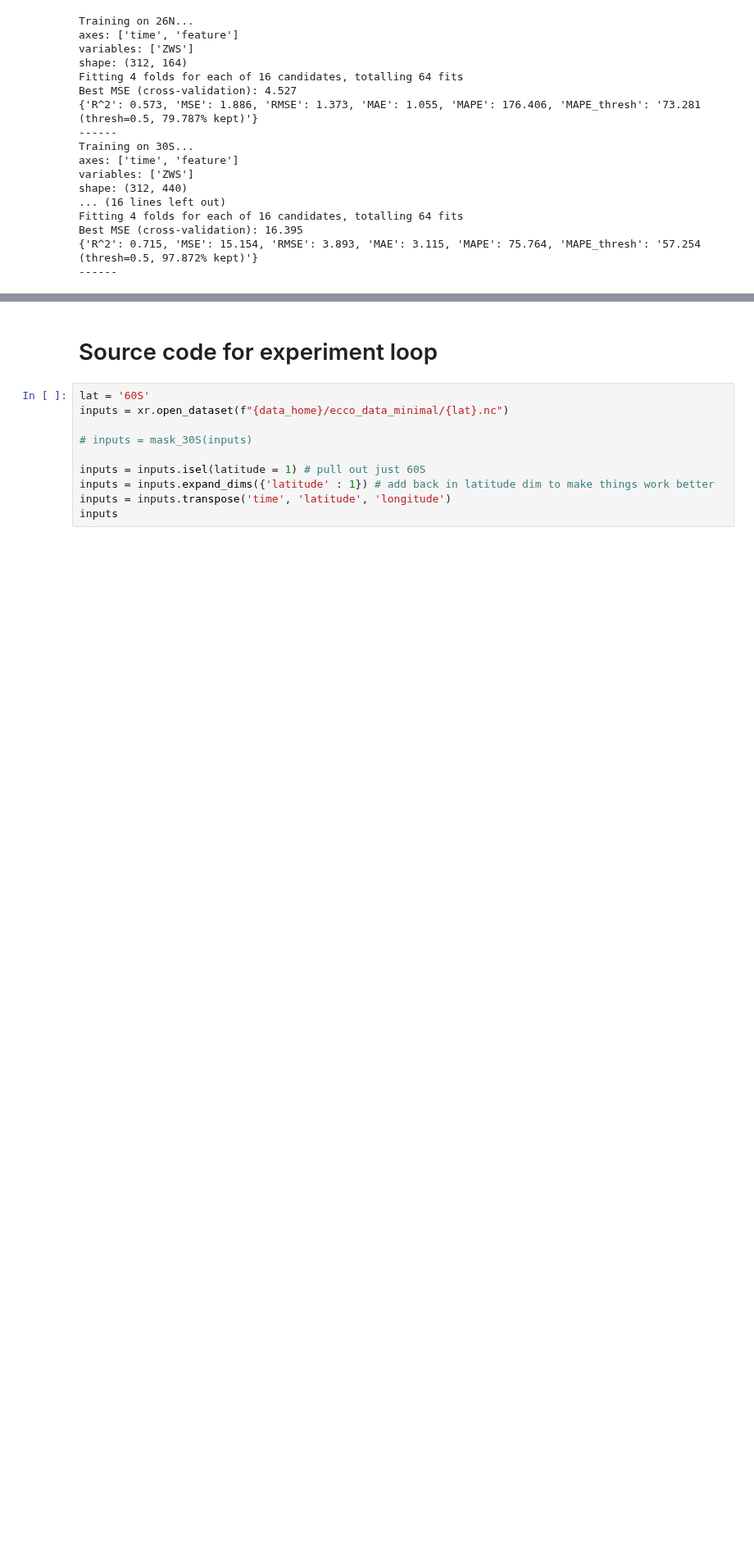
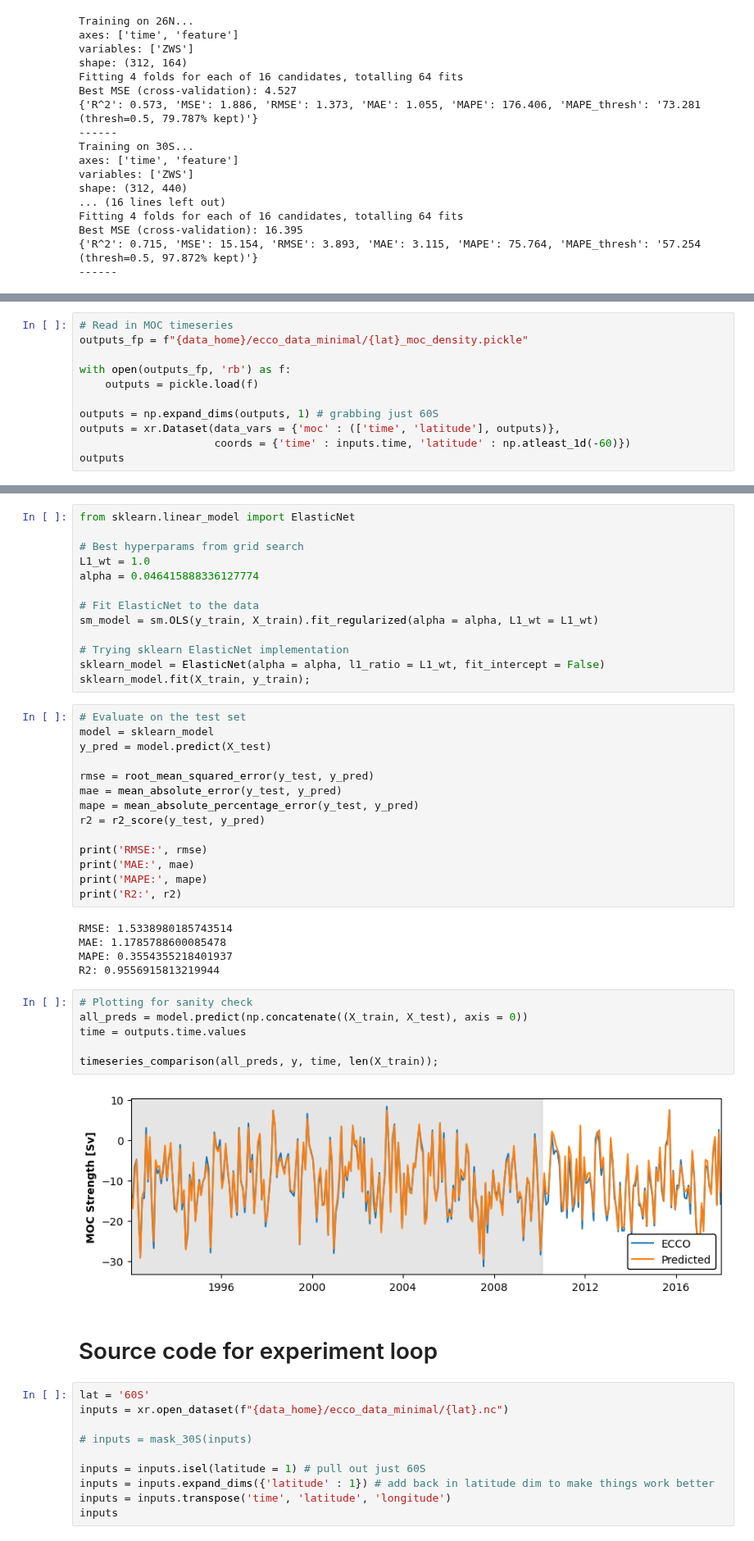
Before and after one commit to ai4er-cdt/OTP, a Jupyter notebook: notebooks/linear_regression.ipynb, the cells around one changed output, grey strips where cells are left out. Shown at 82% size. Drawn from its saved outputs; the diff is of its cells as text; blank space fills up the shorter version.

Commit message:
Looked into linear regression results further

```diff
--- a/notebooks/linear_regression.ipynb
+++ b/notebooks/linear_regression.ipynb
@@ -267,0 +293,11 @@ Best MSE (cross-validation): 16.395
+# %%
+# Read in MOC timeseries
+outputs_fp = f"{data_home}/ecco_data_minimal/{lat}_moc_density.pickle"
+
+with open(outputs_fp, 'rb') as f:
+    outputs = pickle.load(f)
+
+outputs = np.expand_dims(outputs, 1) # grabbing just 60S
+outputs = xr.Dataset(data_vars = {'moc' : (['time', 'latitude'], outputs)},
+                     coords = {'time' : inputs.time, 'latitude' : np.atleast_1d(-60)})
+outputs
@@ -268,3 +333,43 @@ Best MSE (cross-validation): 16.395
+# %%
+from sklearn.linear_model import ElasticNet
+
+# Best hyperparams from grid search
+L1_wt = 1.0
+alpha = 0.046415888336127774
+
+# Fit ElasticNet to the data
+sm_model = sm.OLS(y_train, X_train).fit_regularized(alpha = alpha, L1_wt = L1_wt)
+
+# Trying sklearn ElasticNet implementation
+sklearn_model = ElasticNet(alpha = alpha, l1_ratio = L1_wt, fit_intercept = False)
+sklearn_model.fit(X_train, y_train);
+# %%
+# Evaluate on the test set
+model = sklearn_model
+y_pred = model.predict(X_test)
+
+rmse = root_mean_squared_error(y_test, y_pred)
+mae = mean_absolute_error(y_test, y_pred)
+mape = mean_absolute_percentage_error(y_test, y_pred)
+r2 = r2_score(y_test, y_pred)
+
+print('RMSE:', rmse)
+print('MAE:', mae)
+print('MAPE:', mape)
+print('R2:', r2)
+# %% [output]
+RMSE: 1.5338980185743514
+MAE: 1.1785788600085478
+MAPE: 0.3554355218401937
+R2: 0.9556915813219944
+# %%
+# Plotting for sanity check
+all_preds = model.predict(np.concatenate((X_train, X_test), axis = 0))
+time = outputs.time.values
+
+timeseries_comparison(all_preds, y, time, len(X_train));
+# %% [output]
+[figure, added]
 # %% [markdown]
 # Source code for experiment loop
 # %%
```
Also changed, not shown: parts of 4 cells of this notebook.
